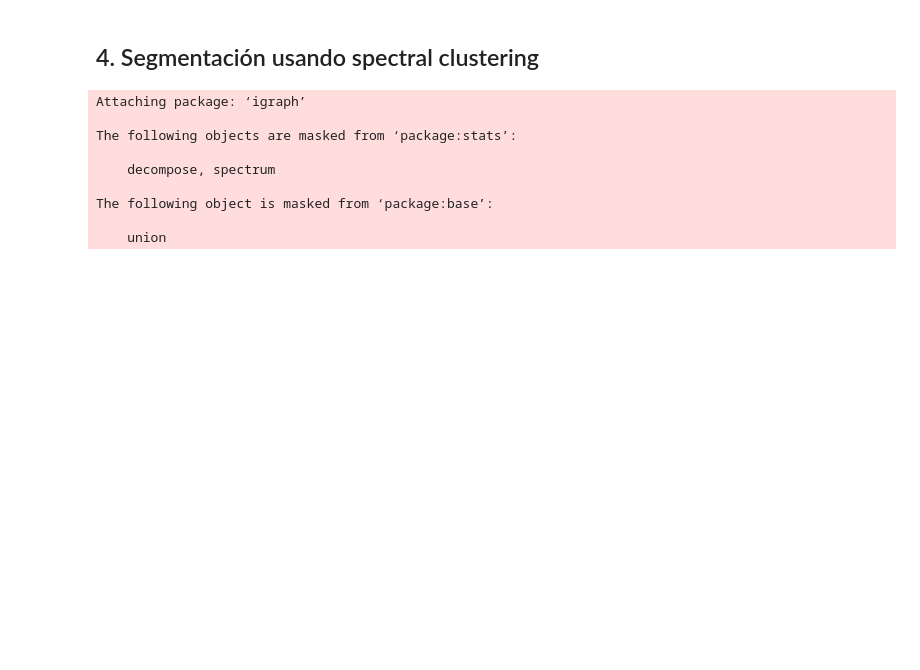
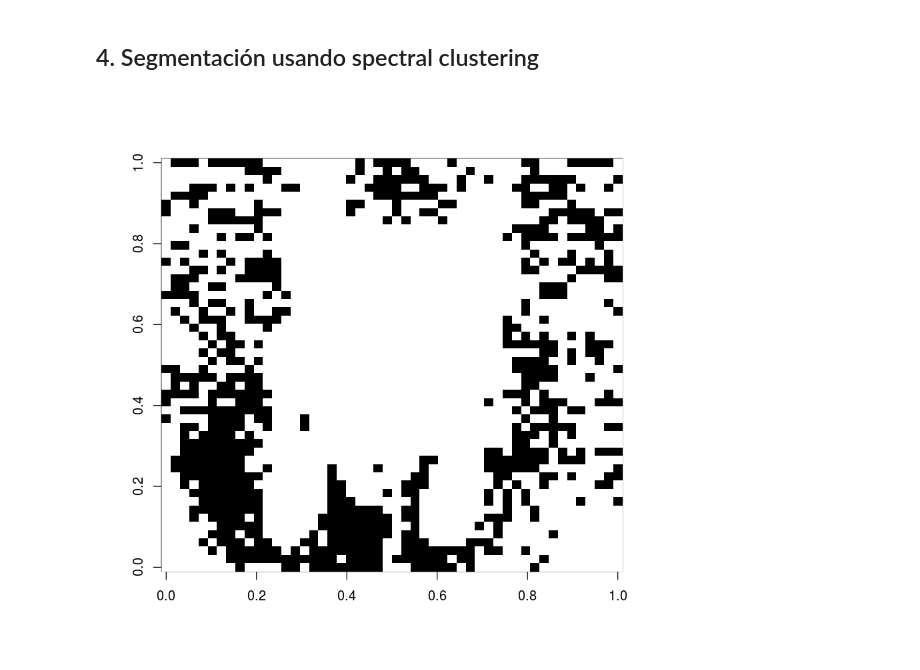
Before and after one commit to Lizette-Lemus/Statistical-Pattern-Recognition, a Jupyter notebook: sesion1.ipynb, the cells around one changed output. Cells and saved outputs as stored; diff of their text form; code cells hidden in the pictures; blank space fills up the shorter version.

Commit message:
notebook + spectral clustering

```diff
--- a/sesion1.ipynb
+++ b/sesion1.ipynb
@@ -171,44 +186,42 @@ grid.raster(segmentedImg)
 ## 4. Segmentación usando spectral clustering
 # %%
 # Creamos un grafo donde cada nodo es un dato.
-library(igraph)
 img<-readJPEG("dogSmall.jpg")
 imgGray<-0.3*img[,,1]+0.59*img[,,2]+0.11*img[,,3]
+imgGray <- t(apply(imgGray, 2, rev))
 data<-as.vector(imgGray)
 
-library(kernlab)
 #Definimos wij como la similitud entre el nodo i y el nodo j.
 k<-kernelMatrix(rbfdot(sigma = 1),data)
 # En el grafo solo vamos a conectar los grafos con similitud alta
 
 getAdjMat<-function(k, nneighbors){
     n<-dim(k)[1]
     adjMat <- matrix(rep(0,n^2), ncol=n)
     for(i in 1:n) {
       nearestNodes <- sort(k[i,], decreasing=TRUE)[1:nneighbors]
       for (s in nearestNodes) {
         j <- which(k[i,] == s)
         adjMat[i,j] <- k[i,j]
         adjMat[j,i] <- k[i,j]
       }
     }
   return(adjMat)
 }
+
+ncentroids = 2
 #Matriz de adyacencia
-W<-getAdjMat(k, 3)
+W<-getAdjMat(k, 10)
 # Matriz diagonal
 D<-diag(apply(W, 1, sum))
 
-#Calculamos la matrix simétrica S
-#Normalized cuts algorithm
-S<-D^(0.5)%*%W%*%D^(0.5)
+#Laplaciano
+L <-D-W
+eig<-eigen(L, symmetric=TRUE)
+Z   <- eig$vectors[,ncol(k)-1]
+km <- kmeans(Z, centers=ncentroids)
+cluster<-km$cluster - 1
+centerValM<-matrix(cluster, nrow(imgGray), ncol(imgGray))
+image(centerValM,col=gray((0:255)/255))
 # %% [output]
-Attaching package: ‘igraph’
-
-The following objects are masked from ‘package:stats’:
-
-    decompose, spectrum
-
-The following object is masked from ‘package:base’:
-
-    union
+[figure, added]
```
Also changed, not shown: parts of 3 cells of this notebook.
